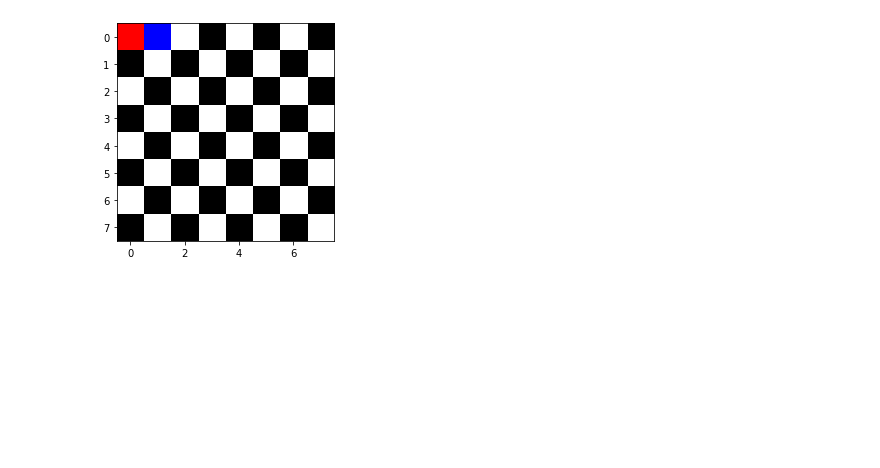
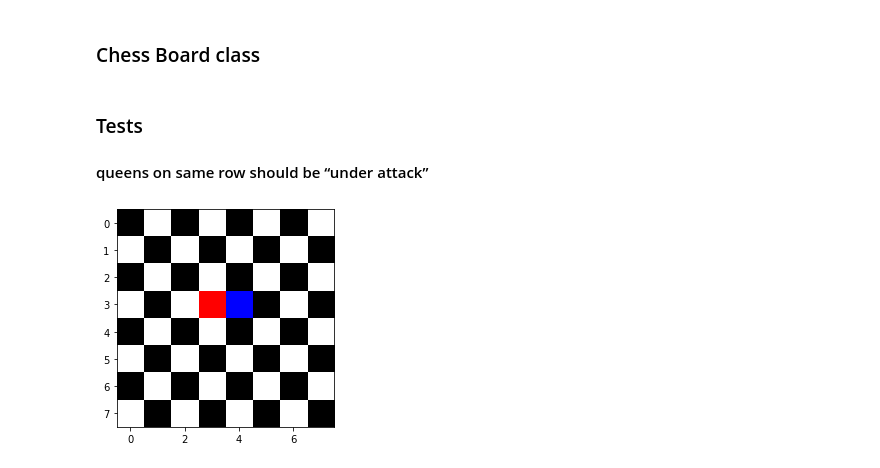
Before and after one commit to okayjones/chess-board, a Jupyter notebook: chess-board.ipynb, the cells around one changed output. Drawn from its saved outputs; the diff is of its cells as text; code cells hidden in the pictures; blank space fills up the shorter version.

Commit message:
Tests passing

```diff
--- a/chess-board.ipynb
+++ b/chess-board.ipynb
@@ -2,28 +4,5 @@
 %matplotlib inline
 import numpy as np
 import matplotlib.pyplot as plt
-# %%
-class Board:
-    def __init__(self):
-        size = 8
-        white = (1, 1, 1)
-        self.grid = np.zeros((size, size, 3))
-        #help from GraceC on this
-        for i in range(size): #row
-            for j in range(size): #column
-                if (i+j) % 2 == 0:
-                    self.grid[i][j] = white
-
-    def add_red(self, row, col):
-        red = (1, 0, 0)
-        self.grid[row, col] = red
-
-    def add_blue(self, row, col):
-        blue = (0, 0, 1)
-        self.grid[row, col] = blue
-
-    def render(self):
-        plt.imshow(self.grid)
-
-    def is_under_attack(self):
-        pass
+# %% [markdown]
+### Chess Board class
@@ -30,7 +78,12 @@ class Board:
+# %% [markdown]
+### Tests
+
+#### queens on same row should be “under attack”
 # %%
 board = Board()
-board.add_red(0,0)
-board.add_blue(0,1)
+board.add_red(3,3)
+board.add_blue(3,4)
 board.render()
+assert board.is_under_attack() == True
 # %% [output]
-[figure, old version]
+[figure, new version]
```
Also changed, not shown: parts of 8 cells of this notebook, 1 other file.
